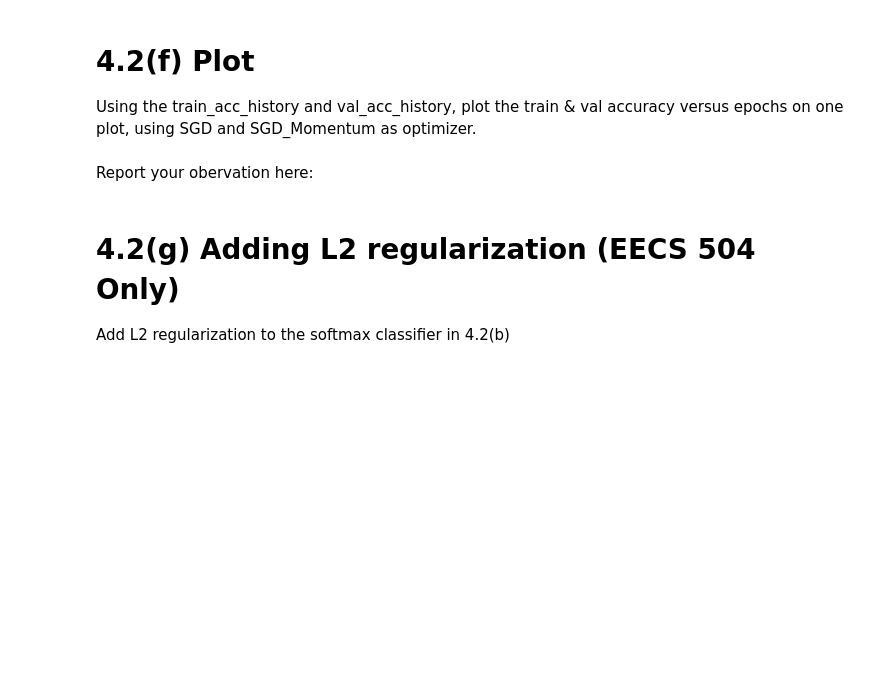
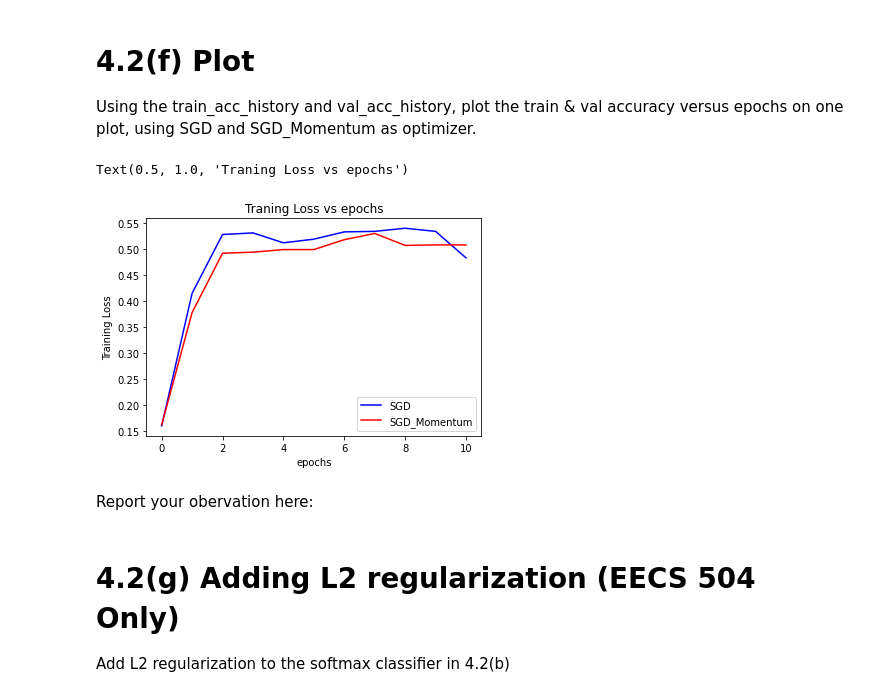
Before and after one commit to SauravTelge/eecs504, a Jupyter notebook: EECS442_504_PS4_FA_2022.ipynb, the cells around one changed output. Cells and saved outputs as stored; diff of their text form; code cells hidden in the pictures; blank space fills up the shorter version.

```diff
--- a/EECS442_504_PS4_FA_2022.ipynb
+++ b/EECS442_504_PS4_FA_2022.ipynb
@@ -329,9 +346,10 @@ class SoftmaxClassifier(object):
         # layer, W2, b2 for the weights and bias in the second linear layer.       #
         ############################################################################
 
-
-
-
+        self.params['W1']= np.random.normal(loc=0.0, scale=weight_scale, size=(input_dim,hidden_dim ))
+        self.params['W2']= np.random.normal(loc=0.0, scale=weight_scale, size=(hidden_dim,num_classes ))
+        self.params['b1']= np.zeros((1,hidden_dim))
+        self.params['b2']= np.zeros((1,num_classes))
 
         ############################################################################
         #                             END OF YOUR CODE                             #
@@ -363,7 +381,10 @@ class SoftmaxClassifier(object):
         # class scores for X and storing them in the scores variable.              #
         ############################################################################
 
-
+        out_1, cache_1 = fc_forward(X, self.params['W1'], self.params['b1'])
+        out_2,cache_2=relu_forward(out_1)
+        out_3, cache_3 = fc_forward(out_2, self.params['W2'], self.params['b2'])
+        scores = out_3
 
 
         ############################################################################
@@ -382,7 +403,15 @@ class SoftmaxClassifier(object):
         # self.params[k].                                                          #
         ############################################################################
 
+        loss, dscores = softmax_loss(scores, y)
 
+
+        dx_2, grads['W2'], grads['b2'] = fc_backward(dscores, cache_3)
+        dx_2=relu_backward(dx_2,cache_2)
+        dx_1, grads['W1'], grads['b1'] = fc_backward(dx_2, cache_1)
+
+        grads['W2'] += self.reg*self.params['W2']
+        grads['W1'] += self.reg*self.params['W1']
 
 
         ############################################################################
@@ -392,7 +421,7 @@ class SoftmaxClassifier(object):
         # TODO: 4.2(g)(EECS 504 only) Add L2 regularization                        #
         ############################################################################
 
-
+        loss += 0.5*self.reg*np.sum(self.params['W1']**2) + 0.5*self.reg*np.sum(self.params['W2']**2)
 
         ############################################################################
         #                             END OF YOUR CODE                             #
@@ -621,8 +650,8 @@ model_SGD = SoftmaxClassifier(hidden_dim = 300, weight_scale=1e-2)
 
 # set the hyperparameter
 learning_rate_SGD = 0.1
-lr_decay_SGD =learning_rate / 10
-batch_size_SGD = int(train_data.shape/100)
+lr_decay_SGD =learning_rate_SGD / 10
+batch_size_SGD = 64
 
 # start training using SGD
 model_SGD, train_acc_history_SGD, val_acc_history_SGD = trainNetwork(
@@ -705,3 +770,19 @@ Using the train_acc_history and val_acc_history, plot the train & val accuracy v
+# %%
+#######################################################################
+# Your Code here
+#######################################################################
+plt.plot(np.arange(11),train_acc_history_SGD,color='b',label='SGD')
+plt.plot(np.arange(11),train_acc_history_SGD_Momentum,color='r',label='SGD_Momentum')
+plt.xlabel('epochs')
+plt.ylabel('Training Loss')
+plt.legend()
+plt.title('Traning Loss vs epochs')
+#######################################################################
+#                         END OF YOUR CODE                            #
+#######################################################################
+# %% [output]
+Text(0.5, 1.0, 'Traning Loss vs epochs')
+[figure, added]
 # %% [markdown]
 Report your obervation here:
 # %% [markdown]
```
Also changed, not shown: parts of 17 cells of this notebook.
